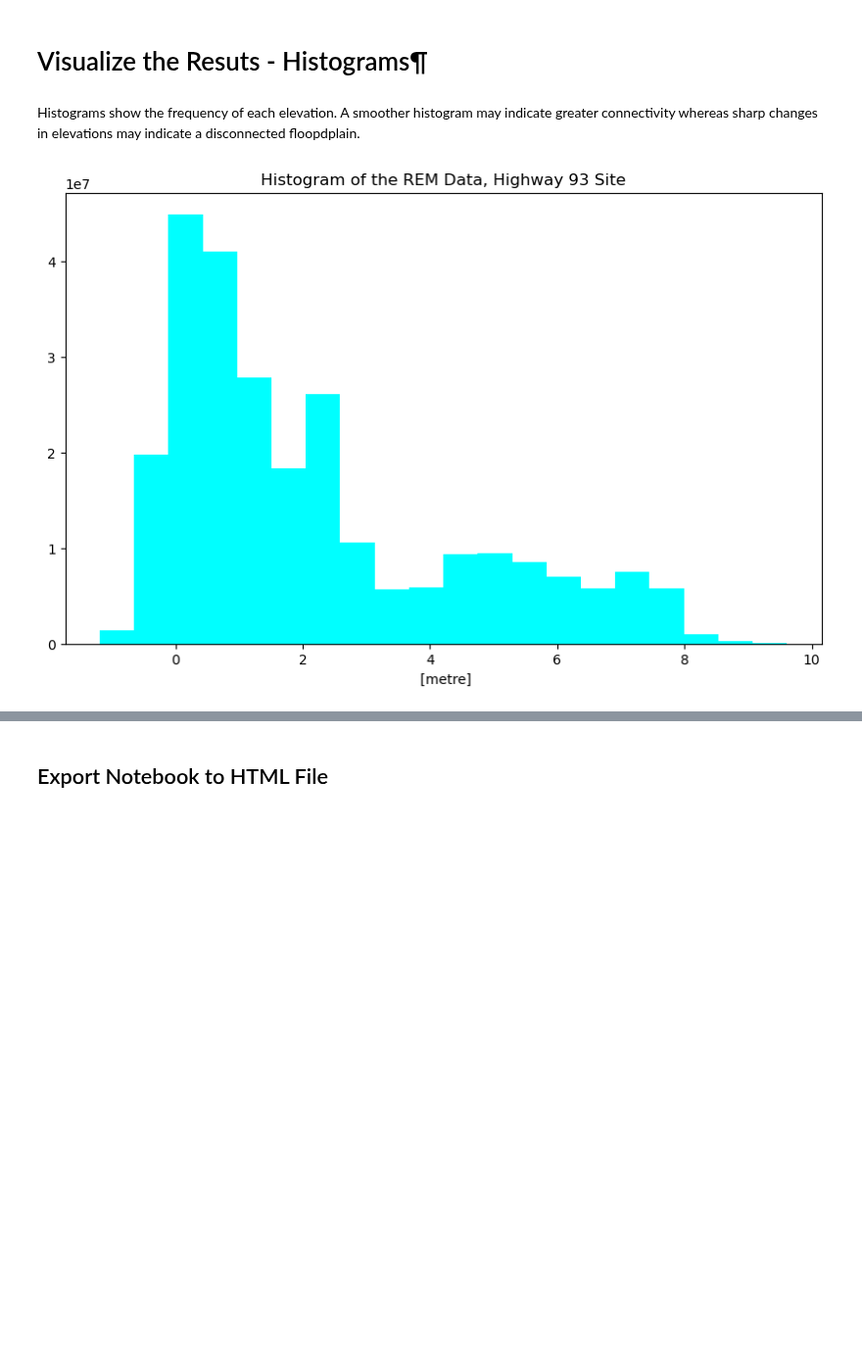
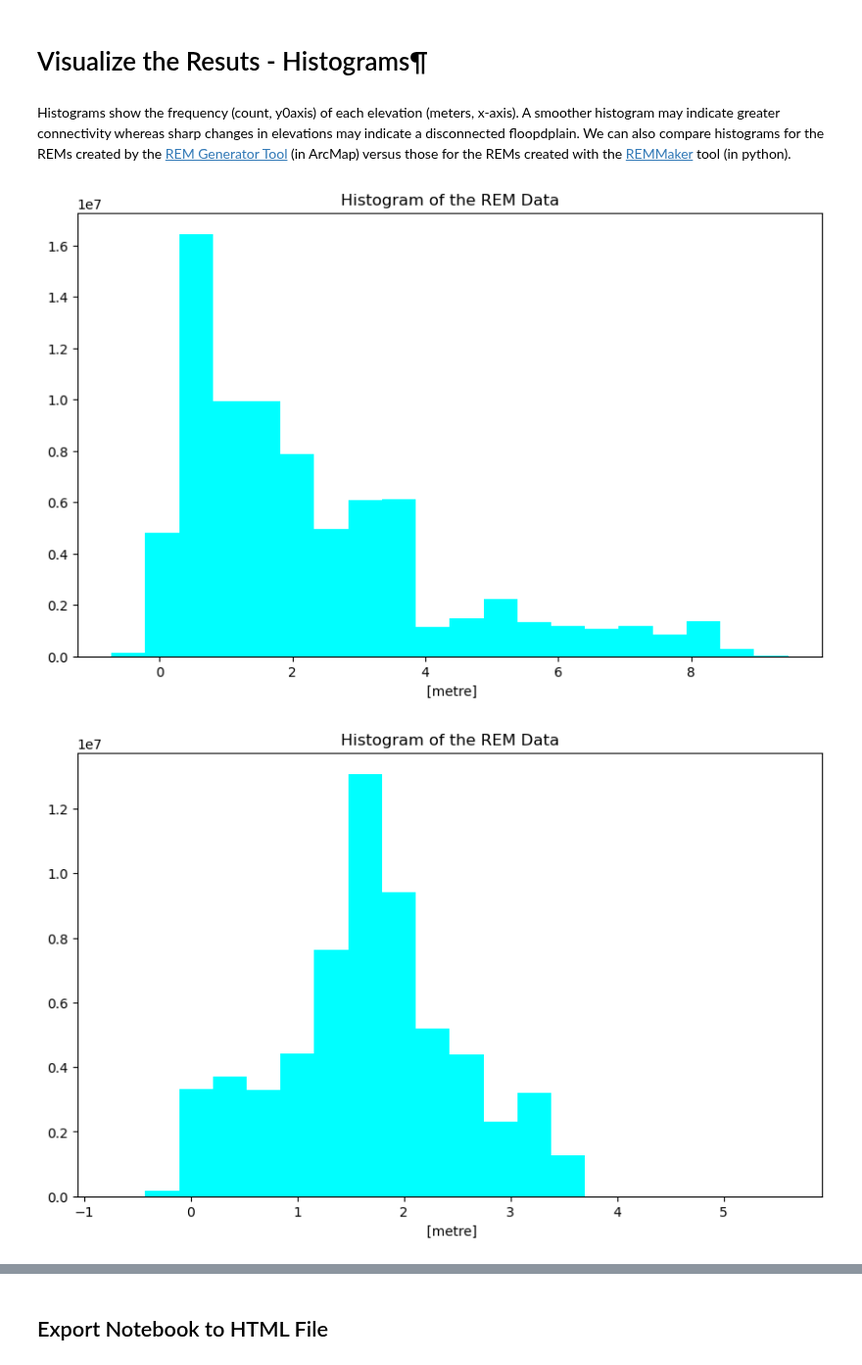
Before and after one commit to lechipman/example-project-repository, a Jupyter notebook: watershed_project_summer23.ipynb, the cells around one changed output, grey strips where cells are left out. Shown at 98% size. Saved outputs shown, nothing was run; the diff lists cells and outputs as text; code cells hidden in the pictures; blank space fills up the shorter version.

```diff
--- a/watershed_project_summer23.ipynb
+++ b/watershed_project_summer23.ipynb
@@ -211,12 +208,14 @@ plot_model(model=uav_rem_list,
 # %% [markdown]
 # Visualize the Resuts - Histograms¶
 # %% [markdown]
-Histograms show the frequency of each elevation. A smoother histogram may indicate greater connectivity whereas sharp changes in elevations may indicate a disconnected floopdplain.
+Histograms show the frequency (count, y0axis) of each elevation (meters, x-axis). A smoother histogram may indicate greater connectivity whereas sharp changes in elevations may indicate a disconnected floopdplain. We can also compare histograms for the REMs created by the [REM Generator Tool](https://drive.google.com/drive/folders/1qcsaKrh-NPplq4P3escRgNW6mokA_QLL) (in ArcMap) versus those for the REMs created with the [REMMaker](https://github.com/OpenTopography/RiverREM/blob/main/riverrem/REMMaker.py) tool (in python).
 # %%
-# Call function to plot histogram of REM
-for rem in uav_riverrem_list:
+# Call function to plot histogram of UAV REMs
+
+for rem in uav_rem_list:
     plot_hist(model=rem,
-              title="Histogram of the REM Data, Highway 93 Site",
+              title="Histogram of the REM Data",
               color="cyan")
 # %% [output]
-[figure, old version]
+[figure, new version]
+[figure, added]
```
Also changed, not shown: parts of 9 cells of this notebook, 3 other files.
